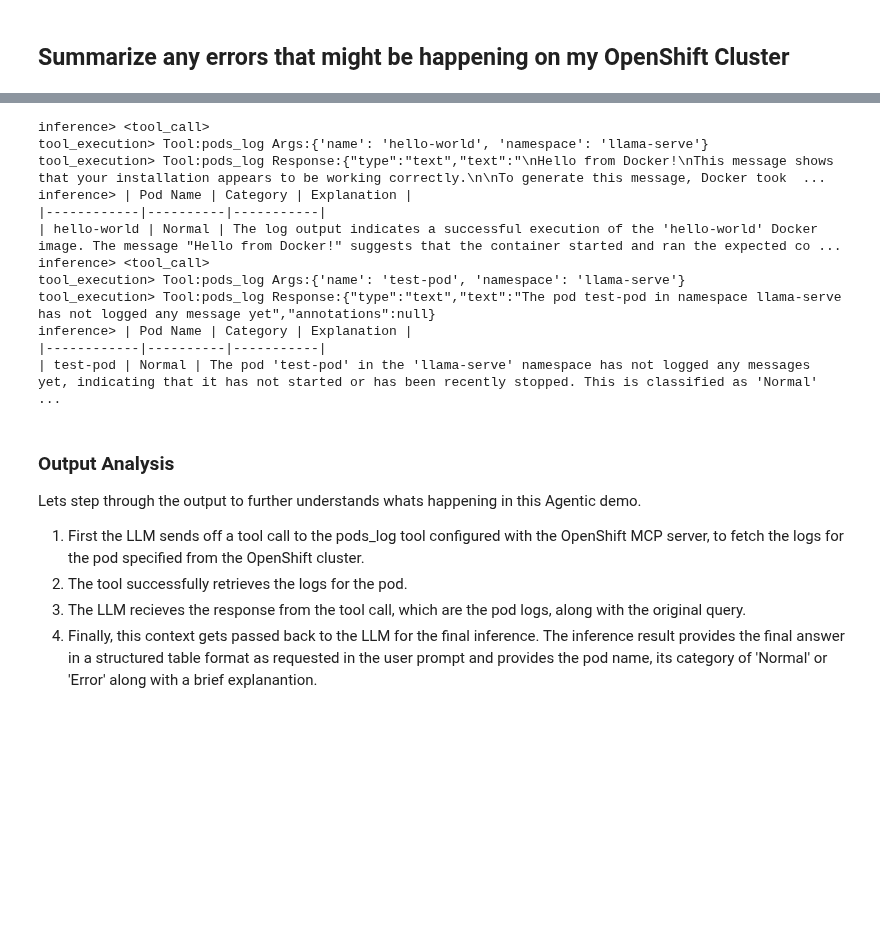
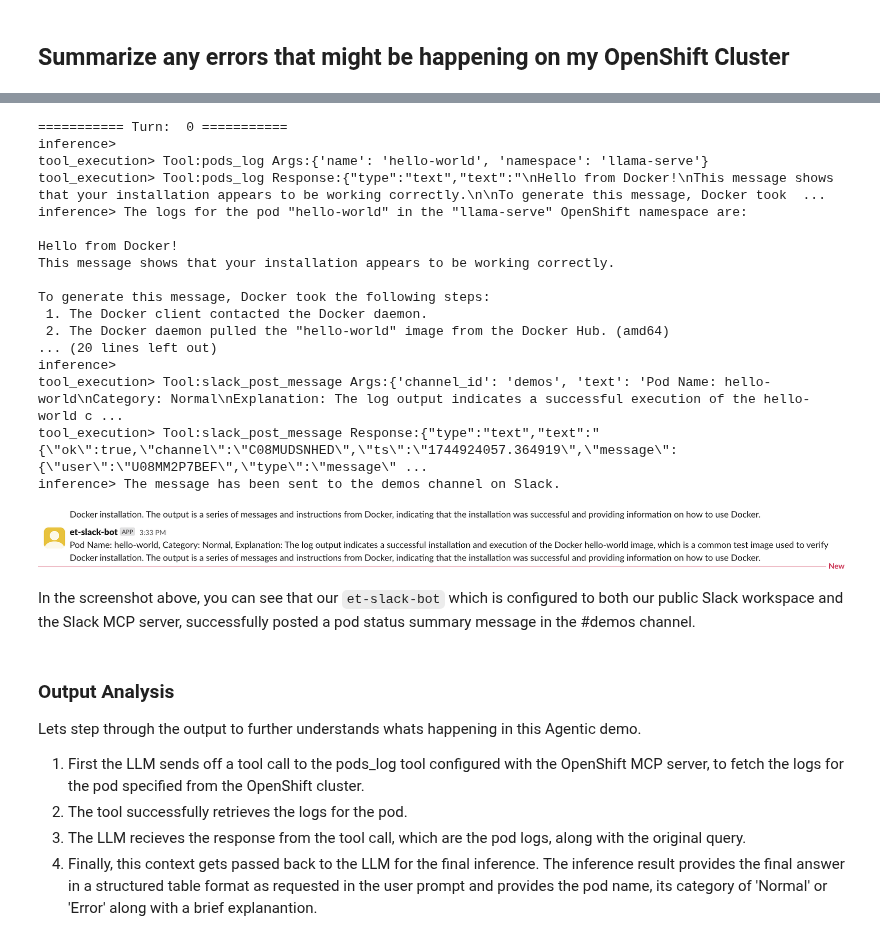
Before and after one commit to tosin2013/llama-stack-demos, a Jupyter notebook: demos/rag_agentic/notebooks/Level4_agentic_and_mcp.ipynb, the cells around one changed output, grey strips where cells are left out. Saved outputs shown, nothing was run; the diff lists cells and outputs as text; code cells hidden in the pictures; blank space fills up the shorter version.

Commit message:
Add script for slack mcp server

```diff
--- a/demos/rag_agentic/notebooks/Level4_agentic_and_mcp.ipynb
+++ b/demos/rag_agentic/notebooks/Level4_agentic_and_mcp.ipynb
@@ -314,18 +329,19 @@ from llama_stack_client import Agent
 # Create simple agent with tools
 agent = Agent(
     client,
-    model=granite_model, # replace this with your choice of model
-    instructions = sys_prompt3 , # update system prompt based on the model you are using
-    tools=["mcp::openshift"],
+    model=llama_model, # replace this with your choice of model
+    instructions = llama_prompt , # update system prompt based on the model you are using
+    tools=["mcp::openshift", "mcp::slack"],
     tool_config={"tool_choice":"auto"},
-    sampling_params={"max_tokens":4096}
+    sampling_params={"max_tokens":4096, "strategy":{"type": "greedy"},}
 )
 
-user_prompts = ["View the logs for pod 'hello-world' in the llama-serve namespace. Categorize it as 'Normal' or 'Error'. You must strictly answer with the pod name and category normal or error in a table format and also briefly explain why you categorized it as normal or error.",
-               "View the logs for pod 'test-pod' in the llama-serve namespace. Categorize it as 'Normal' or 'Error'. You must strictly answer with the pod name and category normal or error in a table format and also briefly explain why you categorized it as normal or error."]
-session_id = agent.create_session(session_name="OCP_demo")
+user_prompts = ["View the logs for pod hello-world in the llama-serve OpenShift namespace. Categorize it as normal or error.",
+               "Summarize the results with the pod name, category along with a briefly explaination as to why you categorized it as normal or error. Respond with plain text only. Do not wrap your response in additional quotation marks.",
+               "Send a message with the summarization to the demos channel on Slack."]
+session_id = agent.create_session(session_name="OCP_Slack_demo")
 
-for prompt in user_prompts:
+for i, prompt in enumerate(user_prompts):
     turn_response = agent.create_turn(
         messages=[
             {
@@ -336,21 +352,35 @@ for prompt in user_prompts:
         session_id=session_id,
         stream=True,
     )
+    print("=========== Turn: ", i, "===========")
     for log in EventLogger().log(turn_response):
         log.print()
 # %% [output]
-inference> <tool_call>
+=========== Turn:  0 ===========
+inference>
 tool_execution> Tool:pods_log Args:{'name': 'hello-world', 'namespace': 'llama-serve'}
 tool_execution> Tool:pods_log Response:{"type":"text","text":"\nHello from Docker!\nThis message shows that your installation appears to be working correctly.\n\nTo generate this message, Docker took  ...
-inference> | Pod Name | Category | Explanation |
-|------------|----------|-----------|
-| hello-world | Normal | The log output indicates a successful execution of the 'hello-world' Docker image. The message "Hello from Docker!" suggests that the container started and ran the expected co ...
-inference> <tool_call>
-tool_execution> Tool:pods_log Args:{'name': 'test-pod', 'namespace': 'llama-serve'}
-tool_execution> Tool:pods_log Response:{"type":"text","text":"The pod test-pod in namespace llama-serve has not logged any message yet","annotations":null}
-inference> | Pod Name | Category | Explanation |
-|------------|----------|-----------|
-| test-pod | Normal | The pod 'test-pod' in the 'llama-serve' namespace has not logged any messages yet, indicating that it has not started or has been recently stopped. This is classified as 'Normal' ...
+inference> The logs for the pod "hello-world" in the "llama-serve" OpenShift namespace are:
+
+Hello from Docker!
+This message shows that your installation appears to be working correctly.
+
+To generate this message, Docker took the following steps:
+ 1. The Docker client contacted the Docker daemon.
+ 2. The Docker daemon pulled the "hello-world" image from the Docker Hub. (amd64)
+... (20 lines left out)
+inference>
+tool_execution> Tool:slack_post_message Args:{'channel_id': 'demos', 'text': 'Pod Name: hello-world\nCategory: Normal\nExplanation: The log output indicates a successful execution of the hello-world c ...
+tool_execution> Tool:slack_post_message Response:{"type":"text","text":"{\"ok\":true,\"channel\":\"C08MUDSNHED\",\"ts\":\"1744924057.364919\",\"message\":{\"user\":\"U08MM2P7BEF\",\"type\":\"message\" ...
+inference> The message has been sent to the demos channel on Slack.
+# %%
+from IPython.display import Image, display
+
+display(Image(filename='../../../images/slack-message.png'))
+# %% [output]
+[figure, added]
+# %% [markdown]
+In the screenshot above, you can see that our `et-slack-bot` which is configured to both our public Slack workspace and the Slack MCP server, successfully posted a pod status summary message in the #demos channel.
 # %% [markdown]
 ### Output Analysis
 
```
Also changed, not shown: parts of 11 cells of this notebook, 2 other files.
